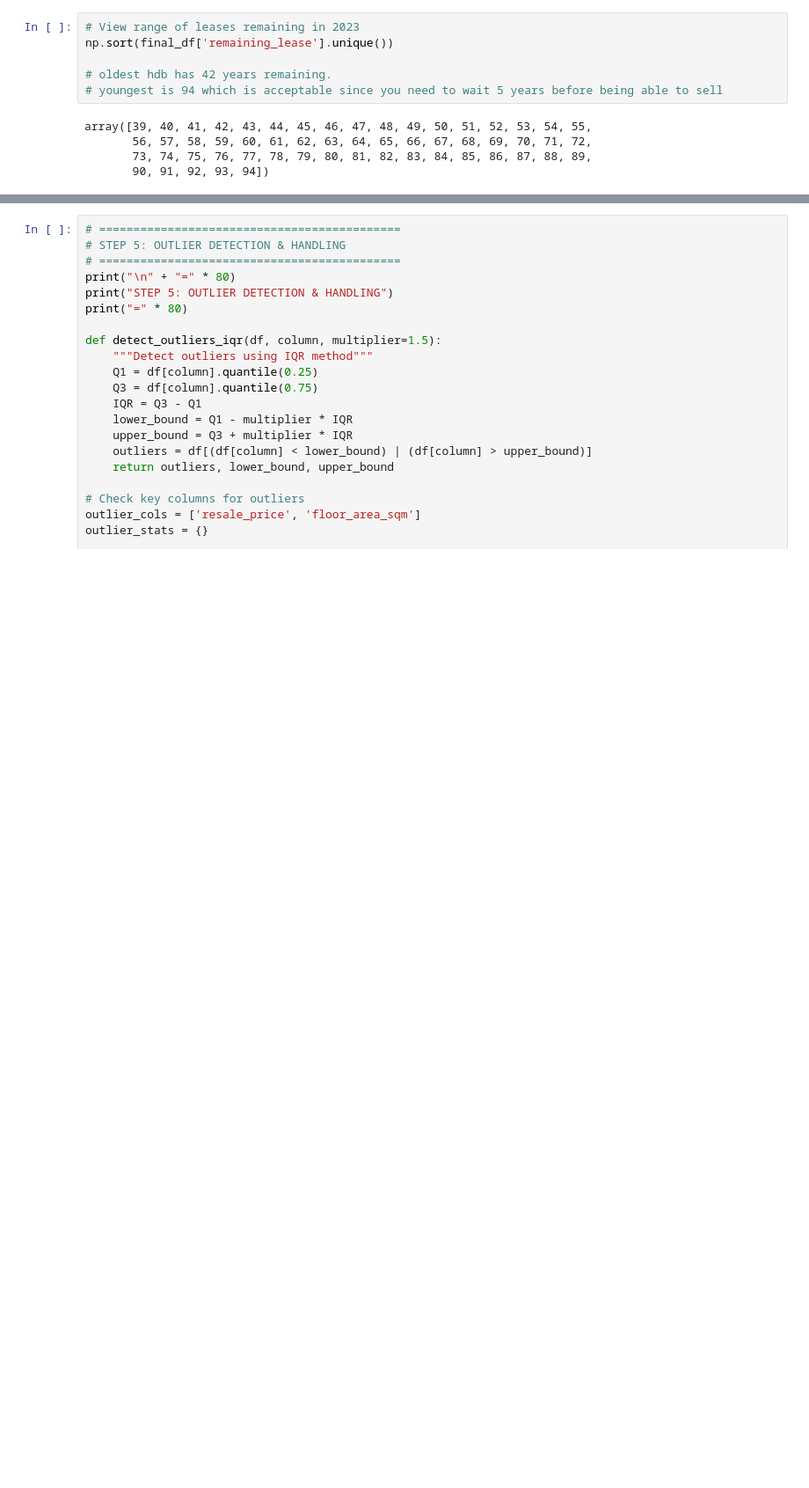
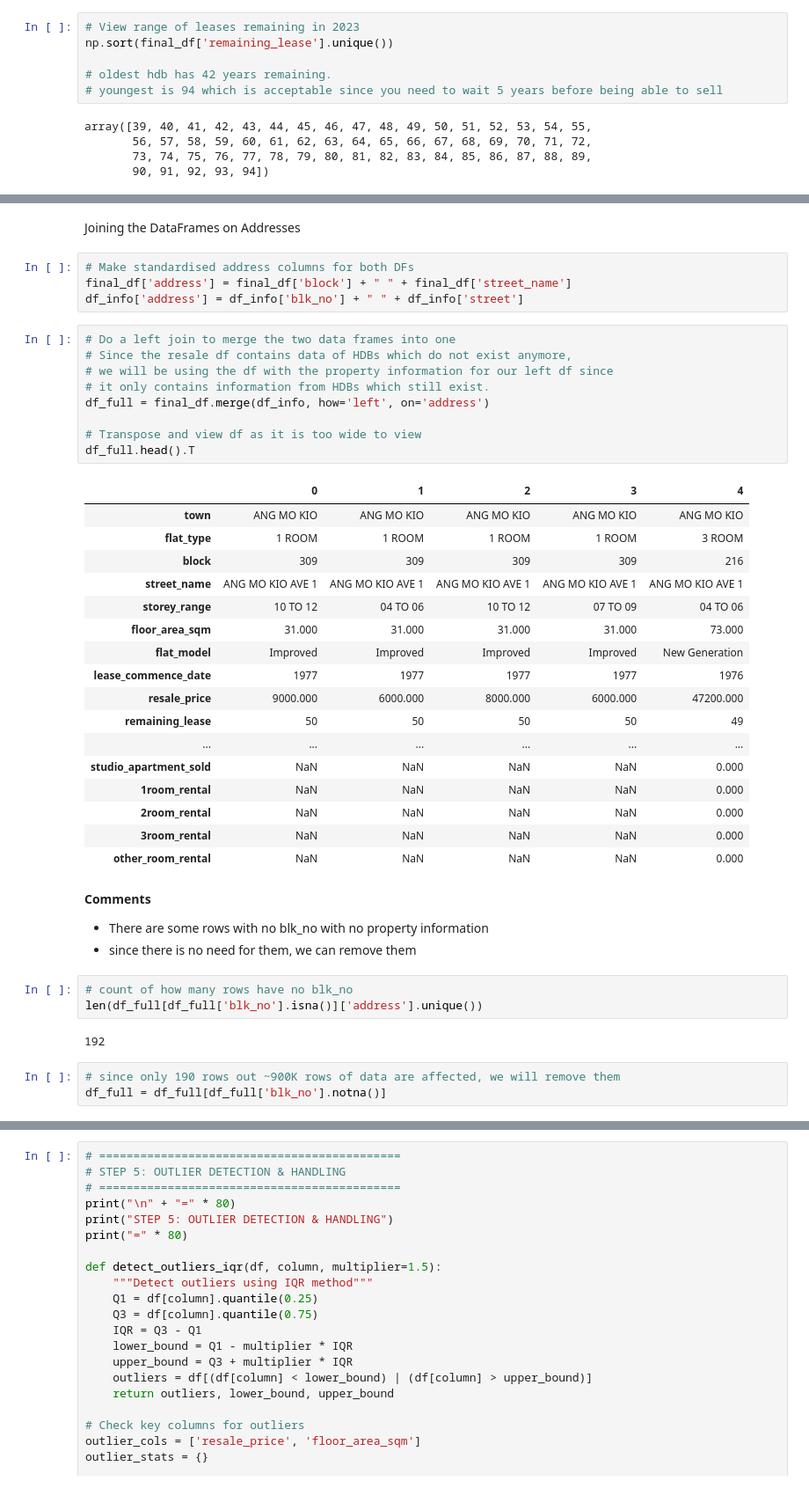
Before and after one commit to sanjeevr123/DSE3101-Project, a Jupyter notebook: backend/01_data_collection.ipynb, the cells around one changed output, grey strips where cells are left out. Shown at 88% size. Drawn from its saved outputs; the diff is of its cells as text; blank space fills up the shorter version.

```diff
--- a/backend/01_data_collection.ipynb
+++ b/backend/01_data_collection.ipynb
@@ -374,0 +373,46 @@ FileNotFoundError: [Errno 2] No such file or directory: 'HDBPropertyInformation.
+# %% [markdown]
+Joining the DataFrames on Addresses
+# %%
+# Make standardised address columns for both DFs
+final_df['address'] = final_df['block'] + " " + final_df['street_name']
+df_info['address'] = df_info['blk_no'] + " " + df_info['street']
+# %%
+# Do a left join to merge the two data frames into one
+# Since the resale df contains data of HDBs which do not exist anymore,
+# we will be using the df with the property information for our left df since
+# it only contains information from HDBs which still exist.
+df_full = final_df.merge(df_info, how='left', on='address')
+
+# Transpose and view df as it is too wide to view
+df_full.head().T
+# %% [output]
+|  | 0 | 1 | 2 | 3 | 4 |
+| town | ANG MO KIO | ANG MO KIO | ANG MO KIO | ANG MO KIO | ANG MO KIO |
+| flat_type | 1 ROOM | 1 ROOM | 1 ROOM | 1 ROOM | 3 ROOM |
+| block | 309 | 309 | 309 | 309 | 216 |
+| street_name | ANG MO KIO AVE 1 | ANG MO KIO AVE 1 | ANG MO KIO AVE 1 | ANG MO KIO AVE 1 | ANG MO KIO AVE 1 |
+| storey_range | 10 TO 12 | 04 TO 06 | 10 TO 12 | 07 TO 09 | 04 TO 06 |
+| floor_area_sqm | 31.000 | 31.000 | 31.000 | 31.000 | 73.000 |
+| flat_model | Improved | Improved | Improved | Improved | New Generation |
+| lease_commence_date | 1977 | 1977 | 1977 | 1977 | 1976 |
+| resale_price | 9000.000 | 6000.000 | 8000.000 | 6000.000 | 47200.000 |
+| remaining_lease | 50 | 50 | 50 | 50 | 49 |
+| ... | ... | ... | ... | ... | ... |
+| studio_apartment_sold | NaN | NaN | NaN | NaN | 0.000 |
+| 1room_rental | NaN | NaN | NaN | NaN | 0.000 |
+| 2room_rental | NaN | NaN | NaN | NaN | 0.000 |
+| 3room_rental | NaN | NaN | NaN | NaN | 0.000 |
+| other_room_rental | NaN | NaN | NaN | NaN | 0.000 |
+# %% [markdown]
+**Comments**
+
+- There are some rows with no blk_no with no property information
+- since there is no need for them, we can remove them
+# %%
+# count of how many rows have no blk_no
+len(df_full[df_full['blk_no'].isna()]['address'].unique())
+# %% [output]
+192
+# %%
+# since only 190 rows out ~900K rows of data are affected, we will remove them
+df_full = df_full[df_full['blk_no'].notna()]
```
Also changed, not shown: parts of 4 cells of this notebook.
